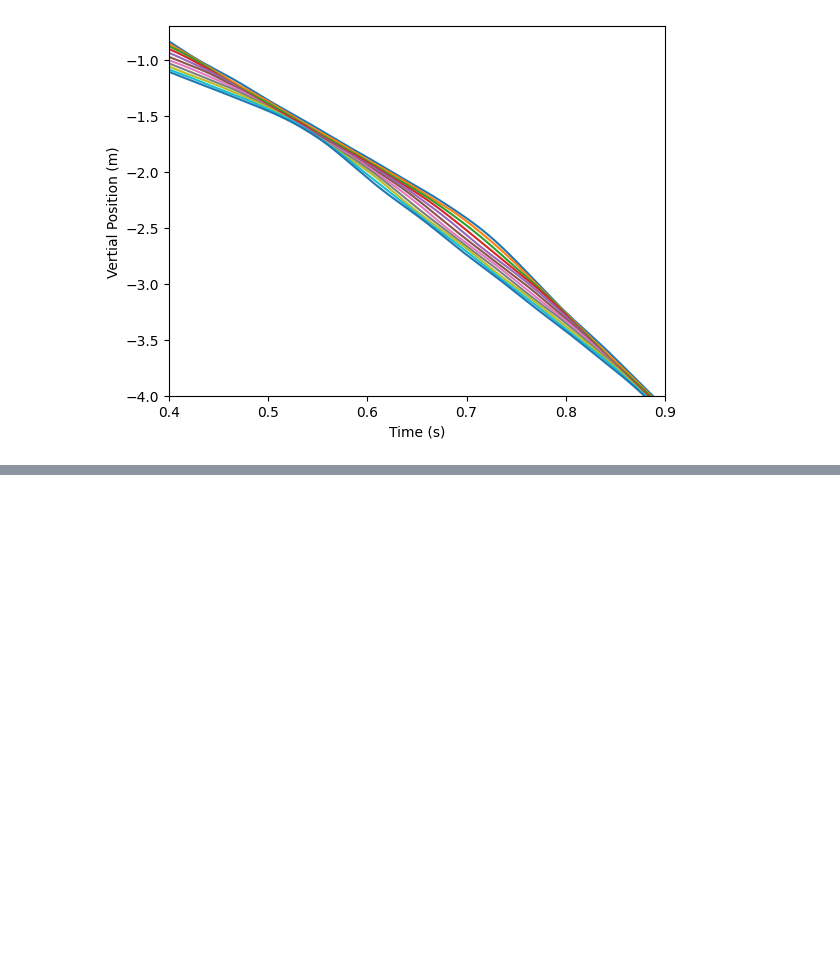
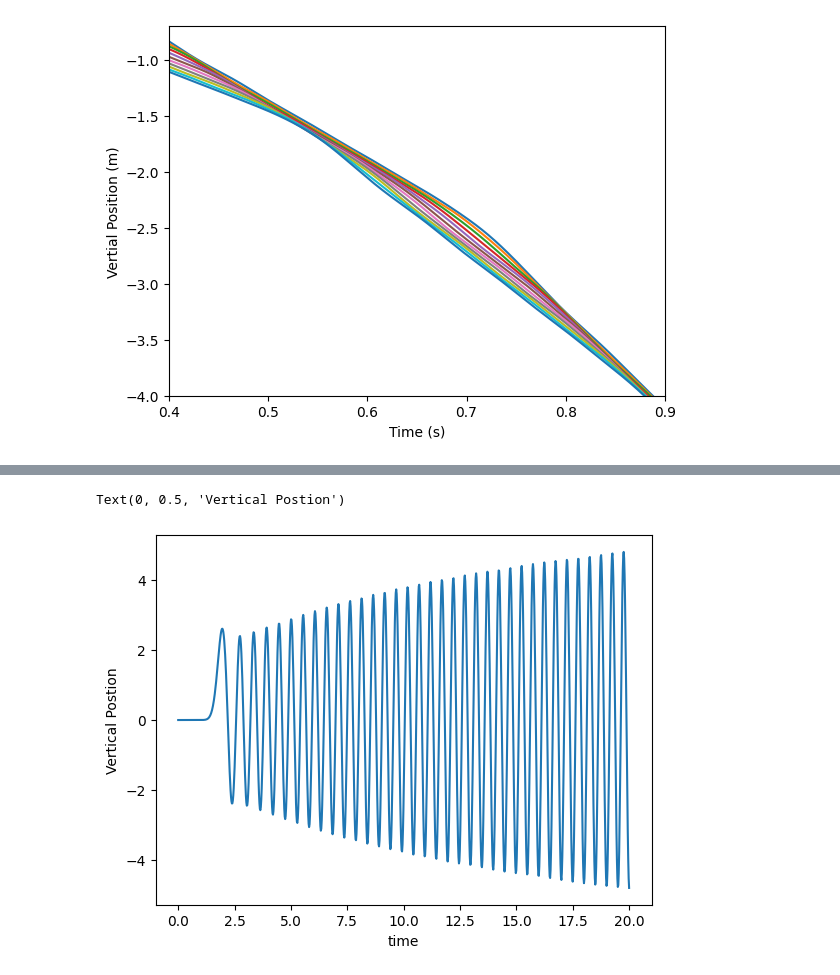
Before and after one commit to BrainConnection/Small_Project, a Jupyter notebook: Slinky Project.ipynb, the cells around one changed output, grey strips where cells are left out. Saved outputs shown, nothing was run; the diff lists cells and outputs as text; code cells hidden in the pictures; blank space fills up the shorter version.

```diff
--- a/Slinky Project.ipynb
+++ b/Slinky Project.ipynb
@@ -407,0 +714,10 @@ Text(0, 0.5, 'Vertial Position (m)')
+# %%
+plt.figure()
+
+plt.plot(tlist, Y[N-12], label = '{0}'.format(N-12))
+
+plt.xlabel('time')
+plt.ylabel('Vertical Postion')
+# %% [output]
+Text(0, 0.5, 'Vertical Postion')
+[figure, added]
```
Also changed, not shown: parts of 32 cells of this notebook.
